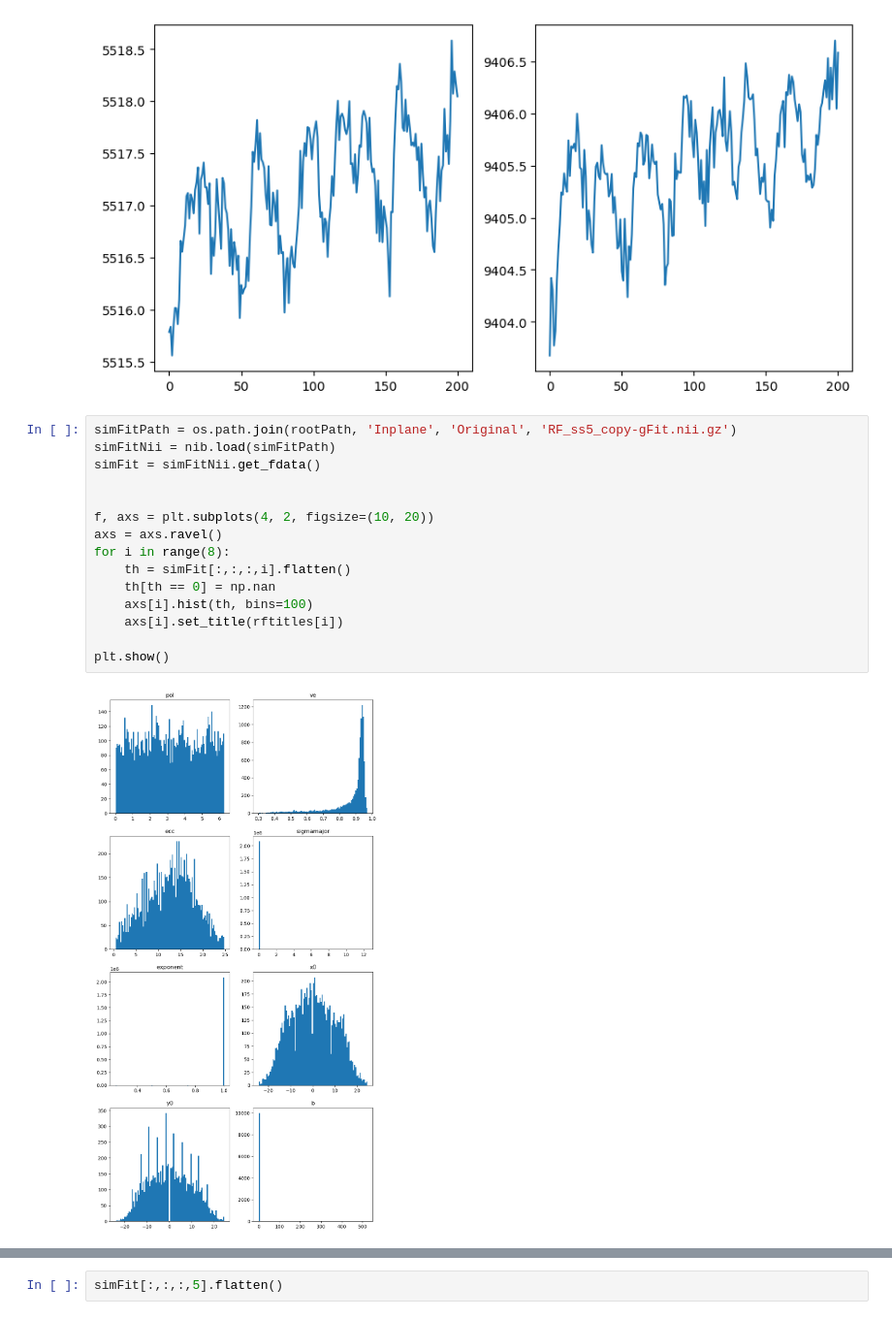
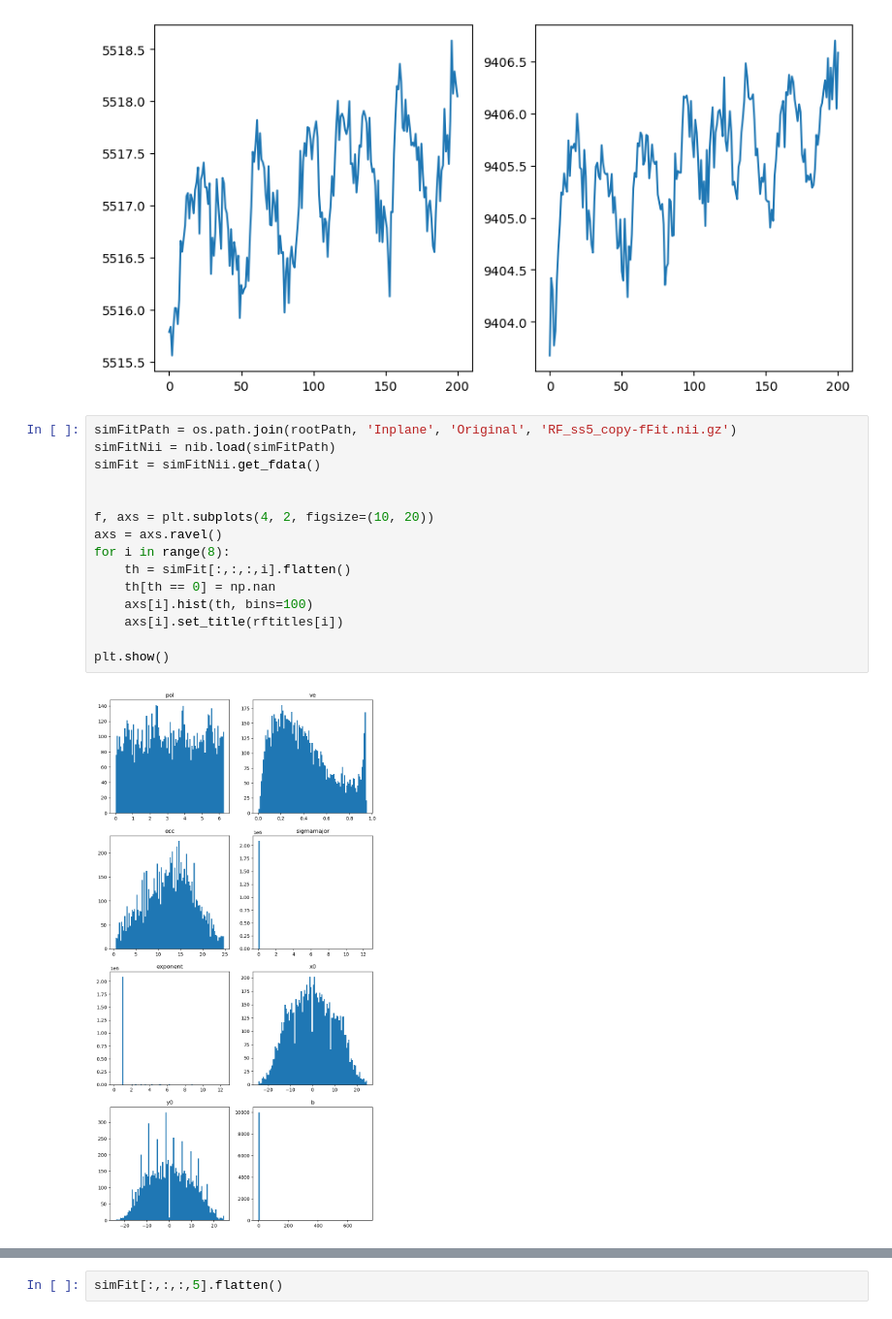
Before and after one commit to clayspacelab/popeye_model_fit, a Jupyter notebook: fakingMrVista.ipynb, the cells around one changed output, grey strips where cells are left out. Shown: that part at 97% size. Cells and saved outputs as stored; diff of their text form.

```diff
--- a/fakingMrVista.ipynb
+++ b/fakingMrVista.ipynb
@@ -78,22 +78,22 @@ plt.show()
 # %% [output]
 [figure]
 # %%
-simFitPath = os.path.join(rootPath, 'Inplane', 'Original', 'RF_ss5_copy-gFit.nii.gz')
+simFitPath = os.path.join(rootPath, 'Inplane', 'Original', 'RF_ss5_copy-fFit.nii.gz')
 simFitNii = nib.load(simFitPath)
 simFit = simFitNii.get_fdata()
 
 
 f, axs = plt.subplots(4, 2, figsize=(10, 20))
 axs = axs.ravel()
 for i in range(8):
     th = simFit[:,:,:,i].flatten()
     th[th == 0] = np.nan
     axs[i].hist(th, bins=100)
     axs[i].set_title(rftitles[i])
 
 plt.show()
 # %% [output]
-[figure, old version]
+[figure, new version]
 # %%
 # load ground truth
 groundTruthFile = os.path.join(simRoot, 'simulatedParams.pkl')
```
Also changed, not shown: parts of 1 cell of this notebook, 1 other file.
